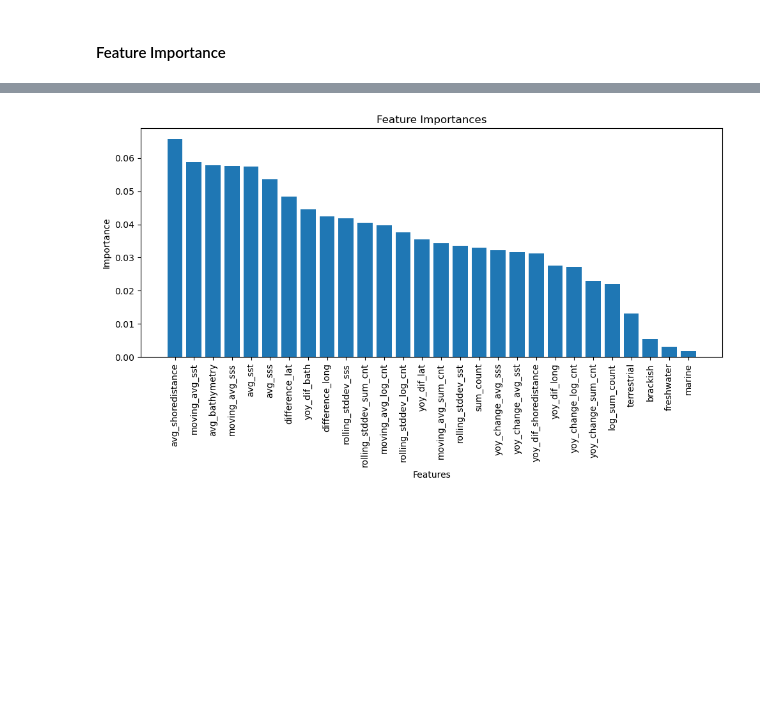
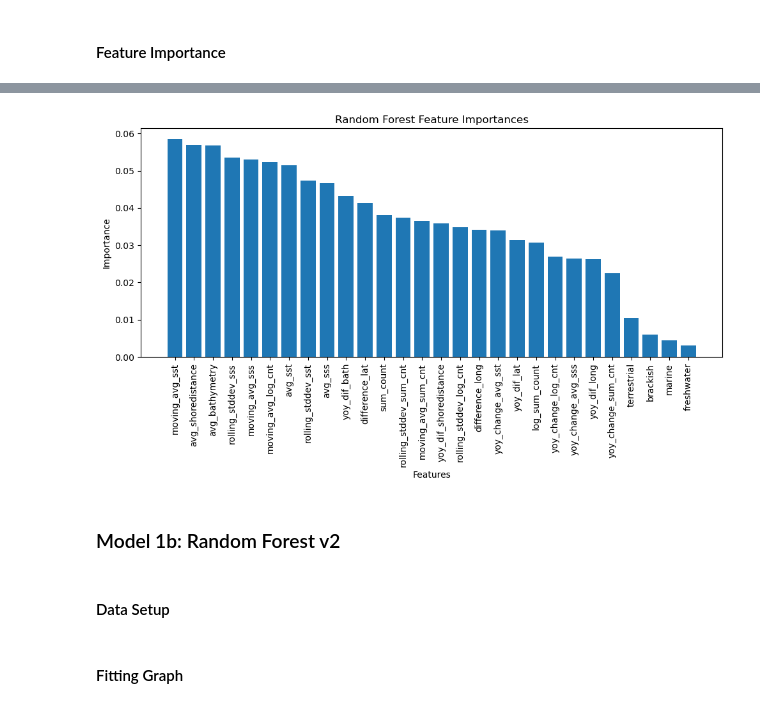
Before and after one commit to sanrajagopal/DSC232RGroupProject, a Jupyter notebook: obis.ipynb, the cells around one changed output, grey strips where cells are left out. Saved outputs shown, nothing was run; the diff lists cells and outputs as text; code cells hidden in the pictures; blank space fills up the shorter version.

Commit message:
Completed final project model and cleanup

```diff
--- a/obis.ipynb
+++ b/obis.ipynb
@@ -533,7 +531,7 @@ df_temporal_rf = df_temporal.withColumn("marine", f.col("marine").cast("int")) \
        .withColumn("brackish", f.col("brackish").cast("int")) \
        .withColumn("terrestrial", f.col("terrestrial").cast("int")) \
        .withColumn("freshwater", f.col("freshwater").cast("int")) \
-       .withColumn("safe?", f.col("safe?").cast("int")).fillna(0).cache()
+       .withColumn("safe?", f.col("safe?").cast("int")).fillna(0)
 # %%
 # Selecting which features we want
 features = [
@@ -570,7 +568,7 @@ features = [
 assembler = VectorAssembler(inputCols=features, outputCol="features")
 
 # Transforms data via assembler
-df_ml_vector = assembler.transform(df_temporal_rf)
+df_ml_vector = assembler.transform(df_temporal_rf).select('safe?', 'features')
 # %%
 # Splits up the data
 train_data, validation_data, test_data = df_ml_vector.randomSplit([0.6, 0.2, 0.2], seed=42)
@@ -650,12 +649,15 @@ plt.show()
 # %% [markdown]
 #### Results
+# %%
+# Add in validation data for the full test
+train_data_full = train_data.union(validation_data)
 # %%
 # Best performance comes from a tree depth of 10
 rf_10 = RandomForestClassifier(featuresCol="features",
                                labelCol="safe?",
                                maxDepth=10,
                                seed = 42)
-model_10 = rf_10.fit(train_data)
+model_10 = rf_10.fit(train_data_full)
 # %%
 # Retreives the prediction dfs and errors for each split
 # Adds a column specifying the dataset
@@ -757,12 +749,16 @@ sorted_features, sorted_importance_list = zip(*feature_importance_pairs)
 # %%
 # Plots the feature importance
 plt.figure(figsize=(10, 6))
 plt.bar(sorted_features, sorted_importance_list)
 plt.xlabel('Features')
 plt.ylabel('Importance')
-plt.title('Feature Importances')
+plt.title('Random Forest Feature Importances')
 plt.xticks(rotation=90)
 plt.tight_layout()
 plt.show()
 # %% [output]
-[figure, old version]
+[figure, new version]
+# %% [markdown]
+### Model 1b: Random Forest v2
+# %% [markdown]
+#### Data Setup
@@ -768,0 +818,2 @@ plt.show()
+# %% [markdown]
+#### Fitting Graph
```
Also changed, not shown: parts of 62 cells of this notebook.
